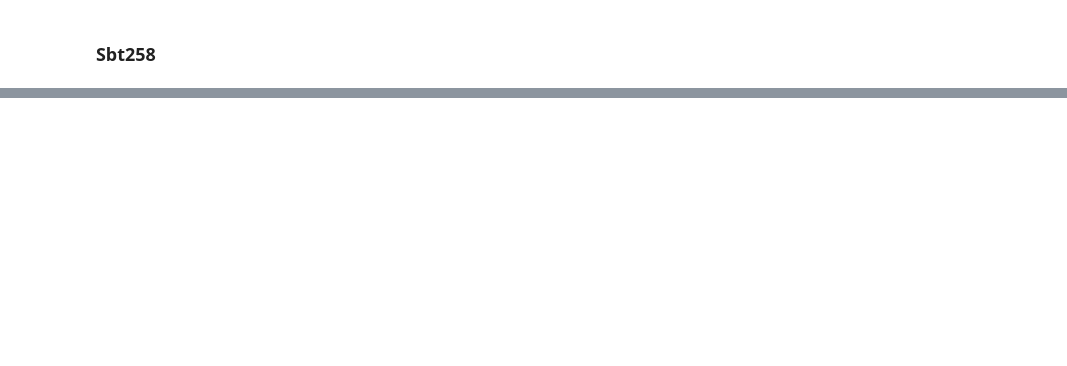
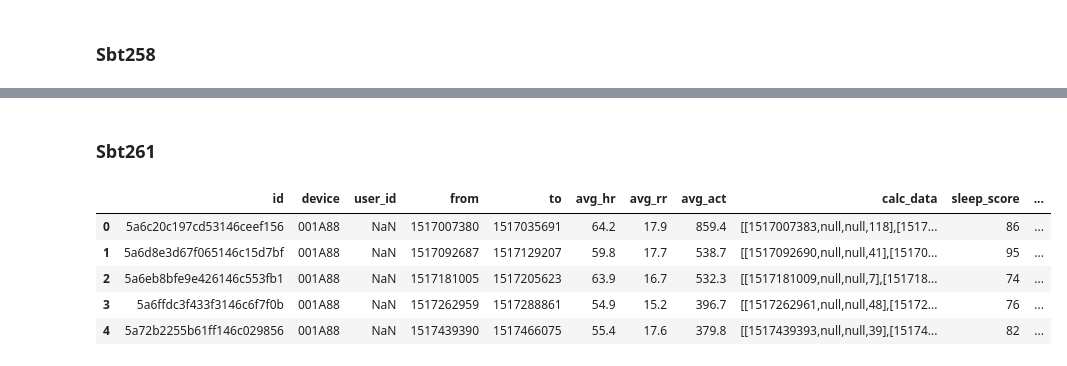
Before and after one commit to MathiasKirk/Projekt_Kandidat2, a Jupyter notebook: Emfit.ipynb, the cells around one changed output, grey strips where cells are left out. Saved outputs shown, nothing was run; the diff lists cells and outputs as text; code cells hidden in the pictures; blank space fills up the shorter version.

```diff
--- a/Emfit.ipynb
+++ b/Emfit.ipynb
@@ -128,0 +115,52 @@ df
+# %% [markdown]
+### Sbt261
+# %%
+# Define the directory where the log files are located
+log_dir = "C:/Users/mathi/OneDrive/Skrivebord/2_Sem_Kand/Projekt_Kandidat2/Emfit/Sbt261/"
+
+# Define the desired column names
+desired_columns = ['id', 'device', 'user_id', 'from', 'to', 'avg_hr', 'avg_rr', 'avg_act',
+        'calc_data', 'sleep_score', 'duration', 'duration_in_bed',
+        'duration_awake', 'duration_in_sleep', 'duration_in_rem',
+        'duration_in_light', 'duration_in_deep', 'duration_sleep_onset',
+        'bedexit_duration', 'sleep_data', 'bedexit_count', 'bedexit_data',
+        'tossnturn_count', 'tossnturn_data', 'from_gmt_offset', 'min_hr',
+        'max_hr', 'min_rr', 'max_rr', 'fm_count', 'fm_data', 'awakenings',
+        'hrv_data', 'hrv_score', 'hrv_lf', 'hrv_hf', 'hrv_rmssd_data',
+        'hrv_rmssd_evening', 'hrv_rmssd_morning', 'temp_v1_uid']
+
+# Create an empty dataframe with the desired column names
+df = pd.DataFrame(columns=desired_columns)
+
+# Loop over all the log files in the directory
+for filename in os.listdir(log_dir):
+    if filename.endswith(".log"):
+        file_path = os.path.join(log_dir, filename)
+        # print(f"Processing file {file_path}")
+
+        # Read the log file into a temporary dataframe
+        data = pd.read_json(file_path, lines=True)
+        temp_df = pd.DataFrame(data)
+
+        # Check if the temporary dataframe has all the desired columns
+        if set(desired_columns).issubset(set(temp_df.columns)):
+            # If it does, append it to the main dataframe
+            df = pd.concat([df, temp_df[desired_columns]], ignore_index=True)
+
+        else:
+            # If it doesn't, create a new dataframe with only the columns that exist in the temporary dataframe
+            # and append it to the main dataframe
+            # print(f"File {file_path} has missing columns")
+            missing_columns = set(desired_columns) - set(temp_df.columns)
+            new_columns = [col for col in desired_columns if col not in missing_columns]
+            df = pd.concat([df, temp_df[new_columns]], ignore_index=True)
+
+# Display the resulting dataframe
+df.head(5)
+# %% [output]
+|  | id | device | user_id | from | to | avg_hr | avg_rr | avg_act | calc_data | sleep_score | ... |
+| 0 | 5a6c20c197cd53146ceef156 | 001A88 | NaN | 1517007380 | 1517035691 | 64.2 | 17.9 | 859.4 | [[1517007383,null,null,118],[1517... | 86 | ... |
+| 1 | 5a6d8e3d67f065146c15d7bf | 001A88 | NaN | 1517092687 | 1517129207 | 59.8 | 17.7 | 538.7 | [[1517092690,null,null,41],[15170... | 95 | ... |
+| 2 | 5a6eb8bfe9e426146c553fb1 | 001A88 | NaN | 1517181005 | 1517205623 | 63.9 | 16.7 | 532.3 | [[1517181009,null,null,7],[151718... | 74 | ... |
+| 3 | 5a6ffdc3f433f3146c6f7f0b | 001A88 | NaN | 1517262959 | 1517288861 | 54.9 | 15.2 | 396.7 | [[1517262961,null,null,48],[15172... | 76 | ... |
+| 4 | 5a72b2255b61ff146c029856 | 001A88 | NaN | 1517439390 | 1517466075 | 55.4 | 17.6 | 379.8 | [[1517439393,null,null,39],[15174... | 82 | ... |
```
Also changed, not shown: parts of 158 cells of this notebook, 1 other file.
